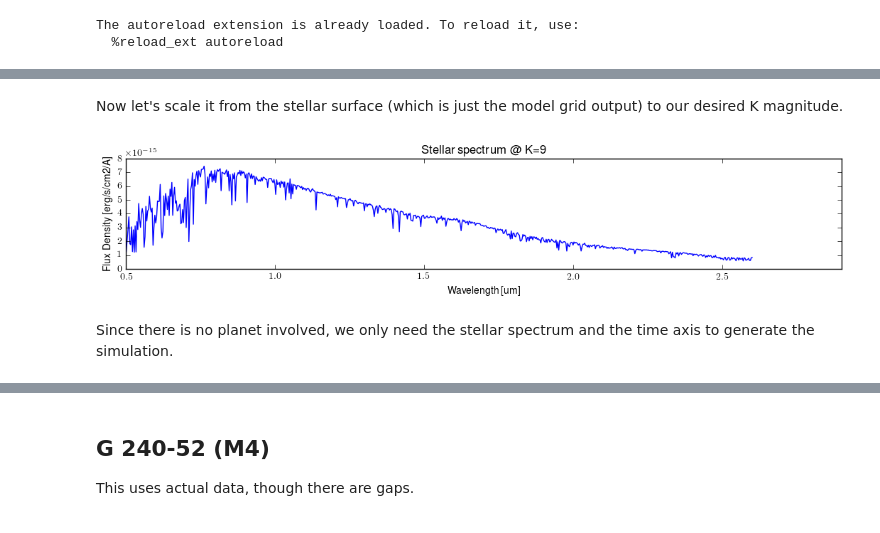
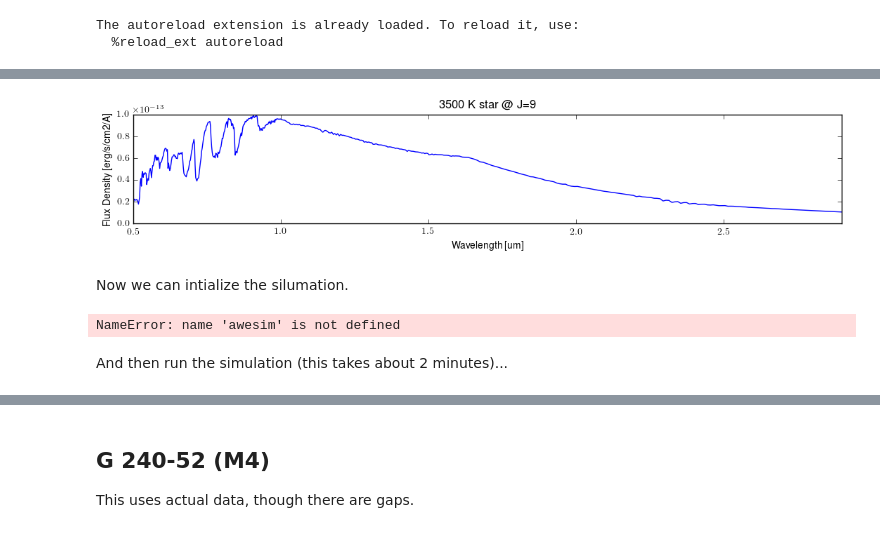
Before and after one commit to spacetelescope/awesimsoss, a Jupyter notebook: notebooks/AWESim_SOSS.ipynb, the cells around one changed output, grey strips where cells are left out. Saved outputs shown, nothing was run; the diff lists cells and outputs as text; code cells hidden in the pictures.

```diff
--- a/notebooks/AWESim_SOSS.ipynb
+++ b/notebooks/AWESim_SOSS.ipynb
@@ -70,26 +37,27 @@ Run time in seconds:  11.431319952011108
-# %% [markdown]
-Now let's scale it from the stellar surface (which is just the model grid output) to our desired K magnitude.
 # %%
-# Scale by K magnitude
-Kmag = 9
-wave_s, flux_s, *_ = awesim.norm_to_mag([wave_s_raw*q.um,flux_s_raw*q.erg/q.s/q.cm**2/q.AA], Kmag, K)
-Mdwarf = [wave_s, flux_s]
+# Get the wavelength and flux of the star with units
+star = np.genfromtxt(resource_filename('AWESim_SOSS','files/scaled_spectrum.txt'), unpack=True)
+star1D = [star[0]*q.um, (star[1]*q.W/q.m**2/q.um).to(q.erg/q.s/q.cm**2/q.AA)]
 
 # Plot it
 plt.figure(figsize=(13,2));
-plt.plot(*Mdwarf);
+plt.plot(*star1D);
 plt.xlim(0.5,2.9);
-plt.title('Stellar spectrum @ K={}'.format(Kmag));
+plt.title('3500 K star @ J=9');
 plt.ylabel('Flux Density [erg/s/cm2/A]');
 plt.xlabel('Wavelength [um]');
 # %% [output]
-[figure, old version]
+[figure, new version]
-# %% [markdown]
-Since there is no planet involved, we only need the stellar spectrum and the time axis to generate the simulation.
+# %% [markdown]
+Now we can intialize the silumation.
 # %%
 # Initialize the simulation
 ngrps, nints = 3, 100
-TSO1 = awesim.TSO(ngrps, nints, Mdwarf)
+TSO1 = awesim.TSO(ngrps, nints, star1D)
+# %% [output]
+NameError: name 'awesim' is not defined
+# %% [markdown]
+And then run the simulation (this takes about 2 minutes)...
 # %%
 # Now run it
 TSO1.run_simulation()
```
Also changed, not shown: parts of 21 cells of this notebook, 2 other files.
